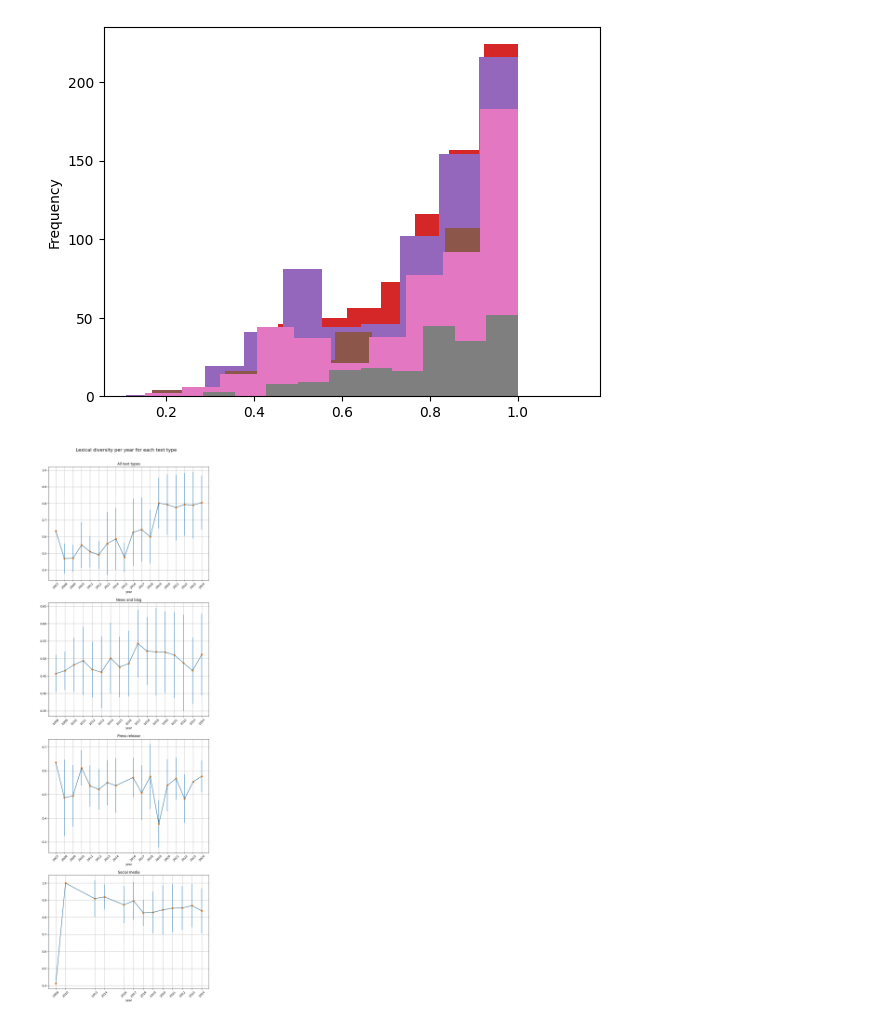
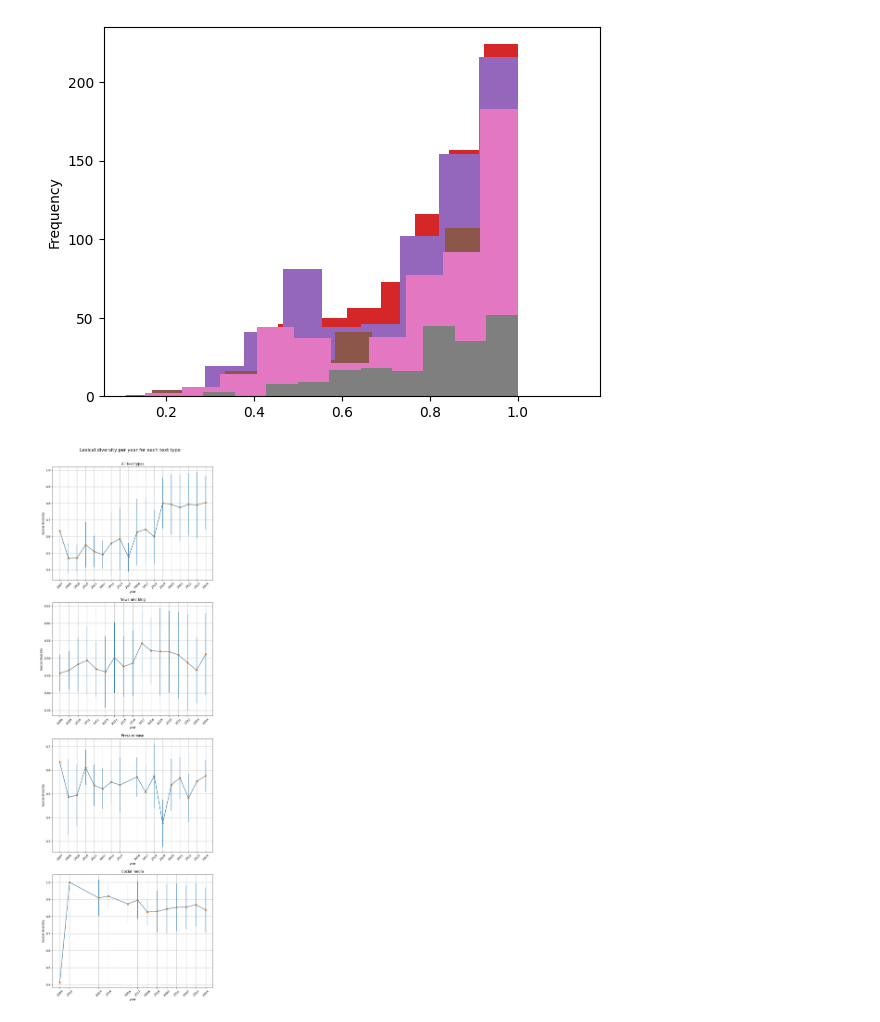
Before and after one commit to sfu-discourse-lab/fake_news_over_time, a Jupyter notebook: lexical_diversity_graphs.ipynb, the cells around one changed output. Drawn from its saved outputs; the diff is of its cells as text; code cells hidden in the pictures.

```diff
--- a/lexical_diversity_graphs.ipynb
+++ b/lexical_diversity_graphs.ipynb
@@ -92,31 +92,33 @@ fig.suptitle("Lexical diversity per year for each text type", fontsize=16)
 fig.subplots_adjust(top=0.95)
 
 def plot_data_on_ax(i: str, df: pd.DataFrame, title: str):
     years = list(df["year"])
 
     ax = axes_flat[i]
 
     ax.set_title(title)
 
     ax.set_xlabel("year")
     ax.grid(True)
 
     ax.set_xticks(list(years))
     ax.set_xticklabels([str(y) for y in years])
     ax.tick_params(axis="x", rotation=45)
 
+    ax.set_ylabel("lexical diversity")
+
     ax.errorbar(
         x=years,
         y=df["mean"],
         yerr=df["std"],
     )
     ax.plot(years, df["mean"], marker="o")
 
 plot_data_on_ax(0, full_summary_df, "All text types")
 plot_data_on_ax(1, news_and_blog_summary_df, "News and blog")
 plot_data_on_ax(2, press_release_summary_df, "Press release")
 plot_data_on_ax(3, social_media_summary_df, "Social media")
 
 fig.savefig("./visualization/lexical_diversity/lineplot.png")
 # %% [output]
-[figure, old version]
+[figure, new version]
```
Also changed, not shown: 8 other files.
